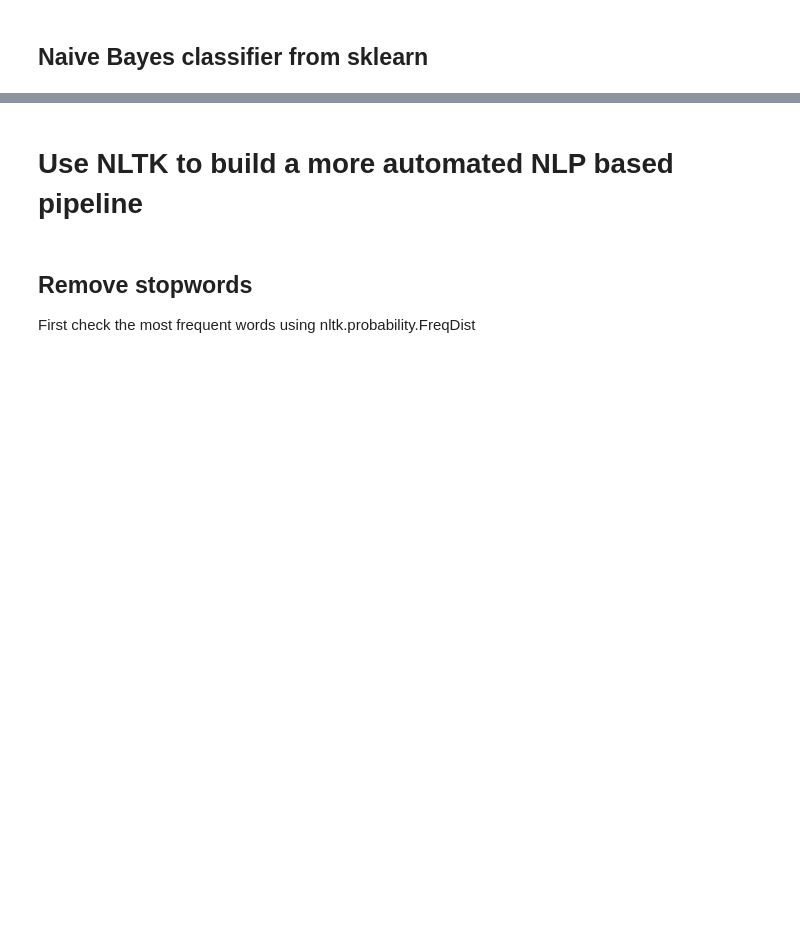
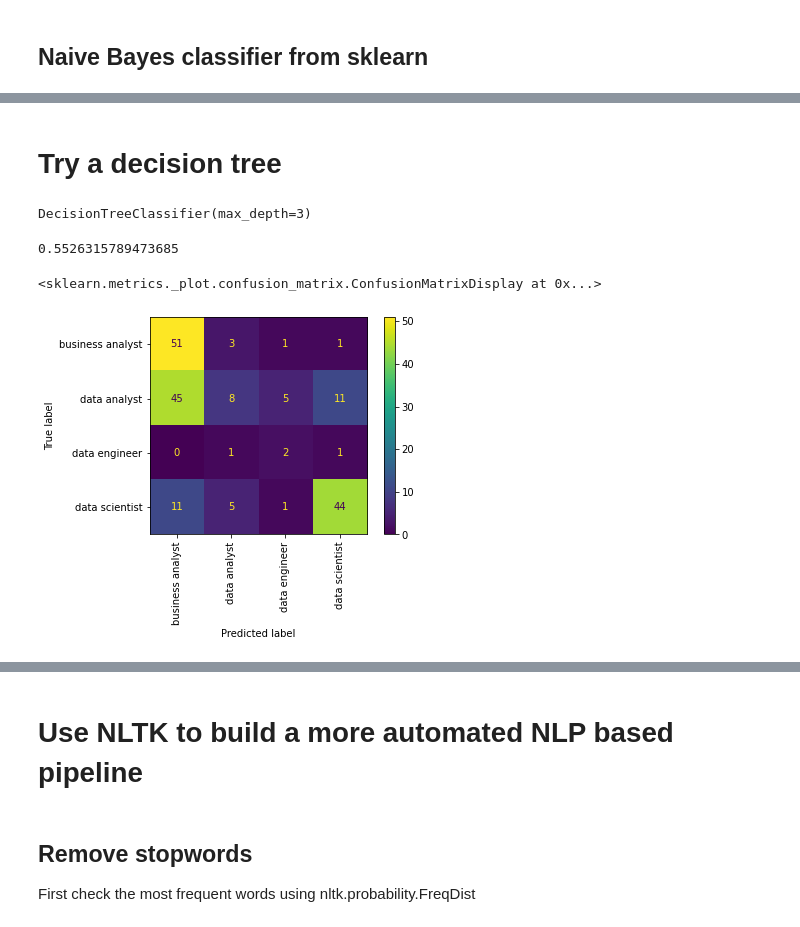
Before and after one commit to adin786/jobs-analysis, a Jupyter notebook: jobs-analysis.ipynb, the cells around one changed output, grey strips where cells are left out. Saved outputs shown, nothing was run; the diff lists cells and outputs as text; code cells hidden in the pictures; blank space fills up the shorter version.

Commit message:
started on NB clf and decisiontree

```diff
--- a/jobs-analysis.ipynb
+++ b/jobs-analysis.ipynb
@@ -567,0 +751,16 @@ from sklearn.naieve_bayes import MultinomialNB
+# %% [markdown]
+# Try a decision tree
+# %%
+clf_tree = DecisionTreeClassifier(max_depth=3)
+clf_tree.fit(X_train, y_train)
+# %% [output]
+DecisionTreeClassifier(max_depth=3)
+# %%
+accuracy_score(y_test, clf_tree.predict(X_test))
+# %% [output]
+0.5526315789473685
+# %%
+plot_confusion_matrix(clf_tree, X_test, y_test, values_format='d', xticks_rotation='vertical')
+# %% [output]
+<sklearn.metrics._plot.confusion_matrix.ConfusionMatrixDisplay at 0x...>
+[figure, added]
```
Also changed, not shown: parts of 26 cells of this notebook.
